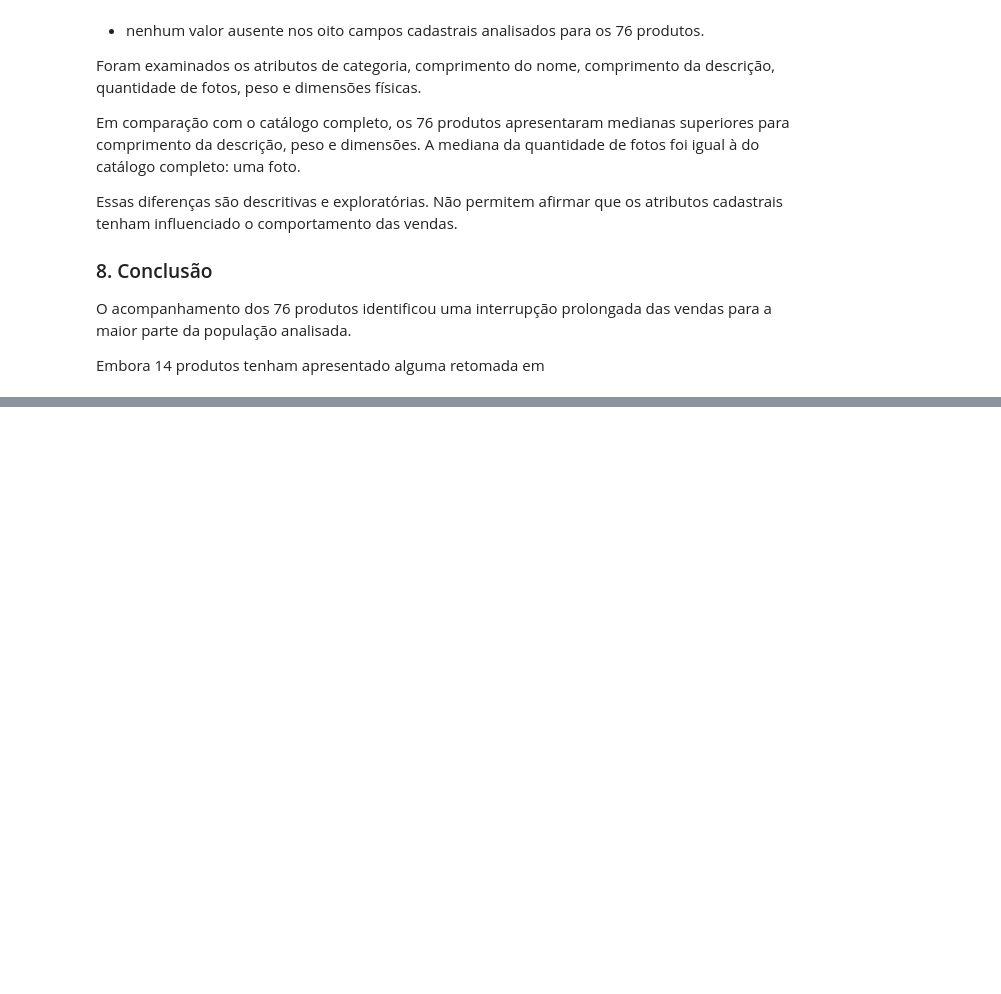
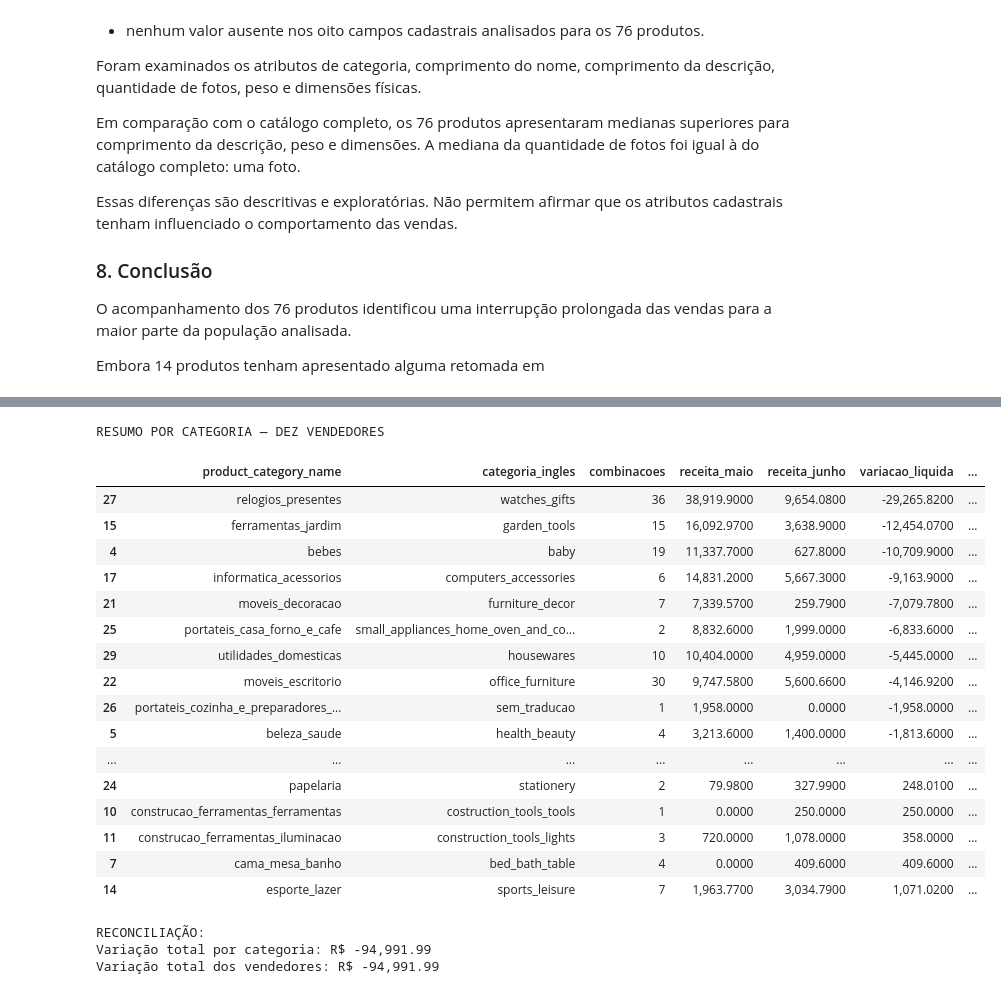
Before and after one commit to AgathaAlmeida7/case-01-queda-vendas, a Jupyter notebook: notebooks/04_diagnosis.ipynb, the cells around one changed output, grey strips where cells are left out. Drawn from its saved outputs; the diff is of its cells as text; code cells hidden in the pictures; blank space fills up the shorter version.

Commit message:
docs: documenta diagnostico da dimensao de vendedores

```diff
--- a/notebooks/04_diagnosis.ipynb
+++ b/notebooks/04_diagnosis.ipynb
@@ -3608,0 +4256,12 @@ Embora 14 produtos tenham apresentado alguma retomada em
+# %%
+produtos_73 = pd.read_csv("../data/raw/olist_products_dataset.csv")
+
+traducao_categorias_73 = pd.read_csv(
+    "../data/raw/product_category_name_translation.csv"
+)
+
+print("Base de produtos:", produtos_73.shape)
+print("Tradução de categorias:", traducao_categorias_73.shape)
+
+display(produtos_73.head())
+display(traducao_categorias_73.head())
@@ -3608,0 +4456,61 @@ Embora 14 produtos tenham apresentado alguma retomada em
+# %%
+# Agrupar resultados por categoria
+resumo_categorias_vendedores_73 = (
+    combinacoes_categorias_73
+    .groupby(
+        ["product_category_name", "categoria_ingles"],
+        dropna=False
+    )
+    .agg(
+        combinacoes=("product_id", "count"),
+        receita_maio=("receita_2018-05", "sum"),
+        receita_junho=("receita_2018-06", "sum"),
+        variacao_liquida=("variacao_receita", "sum"),
+        perdas_brutas=(
+            "variacao_receita",
+            lambda x: x[x < 0].abs().sum()
+        ),
+        ganhos_brutos=(
+            "variacao_receita",
+            lambda x: x[x > 0].sum()
+        )
+    )
+    .reset_index()
+    .sort_values("variacao_liquida")
+)
+
+print("RESUMO POR CATEGORIA — DEZ VENDEDORES")
+display(resumo_categorias_vendedores_73)
+
+print("\nRECONCILIAÇÃO:")
+print(
+    "Variação total por categoria:",
+    f"R$ {resumo_categorias_vendedores_73['variacao_liquida'].sum():,.2f}"
+)
+
+print(
+    "Variação total dos vendedores:",
+    f"R$ {combinacoes_categorias_73['variacao_receita'].sum():,.2f}"
+)
+# %% [output]
+RESUMO POR CATEGORIA — DEZ VENDEDORES
+|  | product_category_name | categoria_ingles | combinacoes | receita_maio | receita_junho | variacao_liquida | ... |
+| 27 | relogios_presentes | watches_gifts | 36 | 38,919.9000 | 9,654.0800 | -29,265.8200 | ... |
+| 15 | ferramentas_jardim | garden_tools | 15 | 16,092.9700 | 3,638.9000 | -12,454.0700 | ... |
+| 4 | bebes | baby | 19 | 11,337.7000 | 627.8000 | -10,709.9000 | ... |
+| 17 | informatica_acessorios | computers_accessories | 6 | 14,831.2000 | 5,667.3000 | -9,163.9000 | ... |
+| 21 | moveis_decoracao | furniture_decor | 7 | 7,339.5700 | 259.7900 | -7,079.7800 | ... |
+| 25 | portateis_casa_forno_e_cafe | small_appliances_home_oven_and_co... | 2 | 8,832.6000 | 1,999.0000 | -6,833.6000 | ... |
+| 29 | utilidades_domesticas | housewares | 10 | 10,404.0000 | 4,959.0000 | -5,445.0000 | ... |
+| 22 | moveis_escritorio | office_furniture | 30 | 9,747.5800 | 5,600.6600 | -4,146.9200 | ... |
+| 26 | portateis_cozinha_e_preparadores_... | sem_traducao | 1 | 1,958.0000 | 0.0000 | -1,958.0000 | ... |
+| 5 | beleza_saude | health_beauty | 4 | 3,213.6000 | 1,400.0000 | -1,813.6000 | ... |
+| ... | ... | ... | ... | ... | ... | ... | ... |
+| 24 | papelaria | stationery | 2 | 79.9800 | 327.9900 | 248.0100 | ... |
+| 10 | construcao_ferramentas_ferramentas | costruction_tools_tools | 1 | 0.0000 | 250.0000 | 250.0000 | ... |
+| 11 | construcao_ferramentas_iluminacao | construction_tools_lights | 3 | 720.0000 | 1,078.0000 | 358.0000 | ... |
+| 7 | cama_mesa_banho | bed_bath_table | 4 | 0.0000 | 409.6000 | 409.6000 | ... |
+| 14 | esporte_lazer | sports_leisure | 7 | 1,963.7700 | 3,034.7900 | 1,071.0200 | ... |
+RECONCILIAÇÃO:
+Variação total por categoria: R$ -94,991.99
+Variação total dos vendedores: R$ -94,991.99
```
Also changed, not shown: parts of 18 cells of this notebook.
